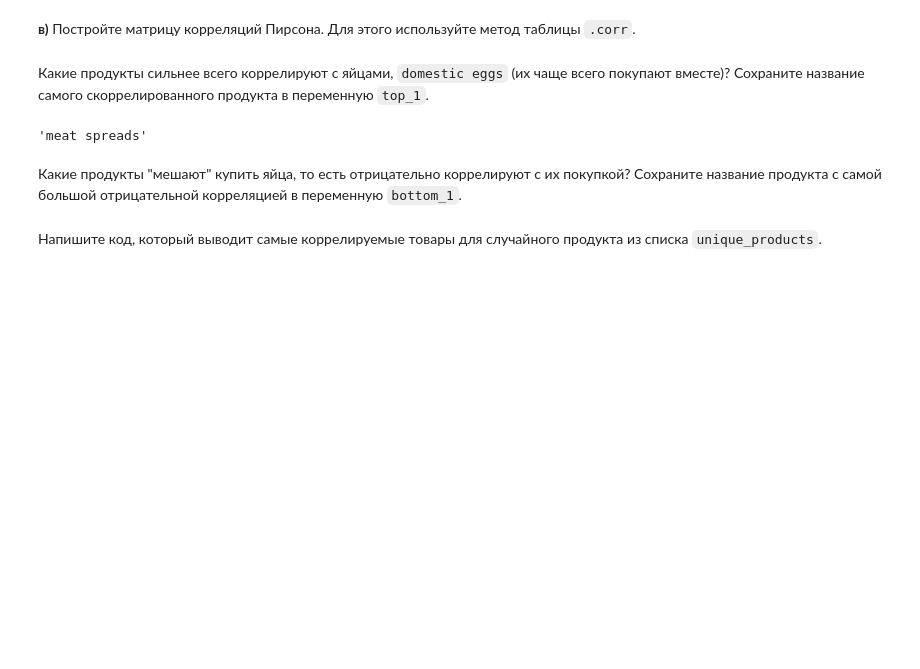
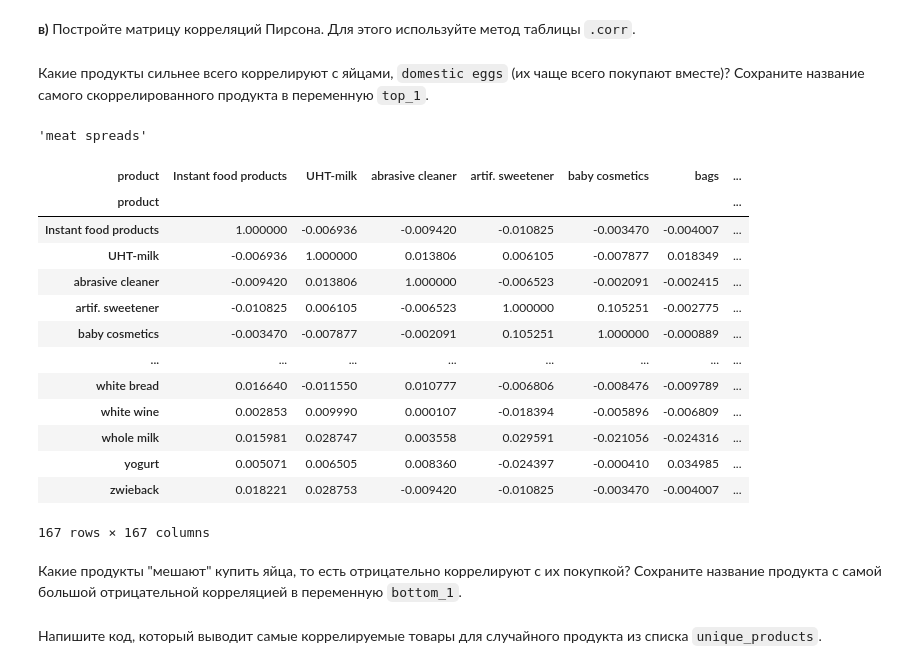
Before and after one commit to baumanproject/matstat-AB, a Jupyter notebook: week02_descreptive_statistics/data/hw02_groceries.ipynb, the cells around one changed output. Cells and saved outputs as stored; diff of their text form; code cells hidden in the pictures; blank space fills up the shorter version.

```diff
--- a/week02_descreptive_statistics/data/hw02_groceries.ipynb
+++ b/week02_descreptive_statistics/data/hw02_groceries.ipynb
@@ -137,6 +137,23 @@ top_1
 # your code here
 # %% [output]
 'meat spreads'
+# %%
+sales_correlation
+# %% [output]
+| product | Instant food products | UHT-milk | abrasive cleaner | artif. sweetener | baby cosmetics | bags | ... |
+| product |  |  |  |  |  |  | ... |
+| Instant food products | 1.000000 | -0.006936 | -0.009420 | -0.010825 | -0.003470 | -0.004007 | ... |
+| UHT-milk | -0.006936 | 1.000000 | 0.013806 | 0.006105 | -0.007877 | 0.018349 | ... |
+| abrasive cleaner | -0.009420 | 0.013806 | 1.000000 | -0.006523 | -0.002091 | -0.002415 | ... |
+| artif. sweetener | -0.010825 | 0.006105 | -0.006523 | 1.000000 | 0.105251 | -0.002775 | ... |
+| baby cosmetics | -0.003470 | -0.007877 | -0.002091 | 0.105251 | 1.000000 | -0.000889 | ... |
+| ... | ... | ... | ... | ... | ... | ... | ... |
+| white bread | 0.016640 | -0.011550 | 0.010777 | -0.006806 | -0.008476 | -0.009789 | ... |
+| white wine | 0.002853 | 0.009990 | 0.000107 | -0.018394 | -0.005896 | -0.006809 | ... |
+| whole milk | 0.015981 | 0.028747 | 0.003558 | 0.029591 | -0.021056 | -0.024316 | ... |
+| yogurt | 0.005071 | 0.006505 | 0.008360 | -0.024397 | -0.000410 | 0.034985 | ... |
+| zwieback | 0.018221 | 0.028753 | -0.009420 | -0.010825 | -0.003470 | -0.004007 | ... |
+167 rows × 167 columns
 # %% [markdown]
 Какие продукты "мешают" купить яйца, то есть отрицательно коррелируют с их покупкой? Сохраните название продукта с самой большой отрицательной корреляцией в переменную `bottom_1`.
 # %%
```
Also changed, not shown: parts of 21 cells of this notebook.
